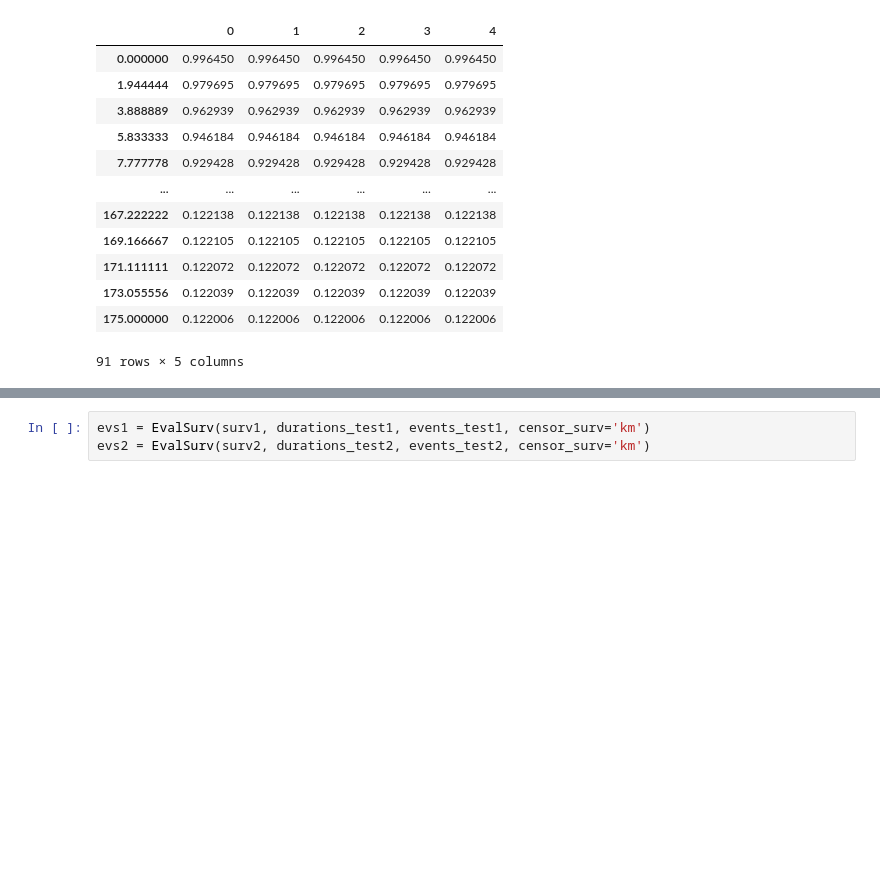
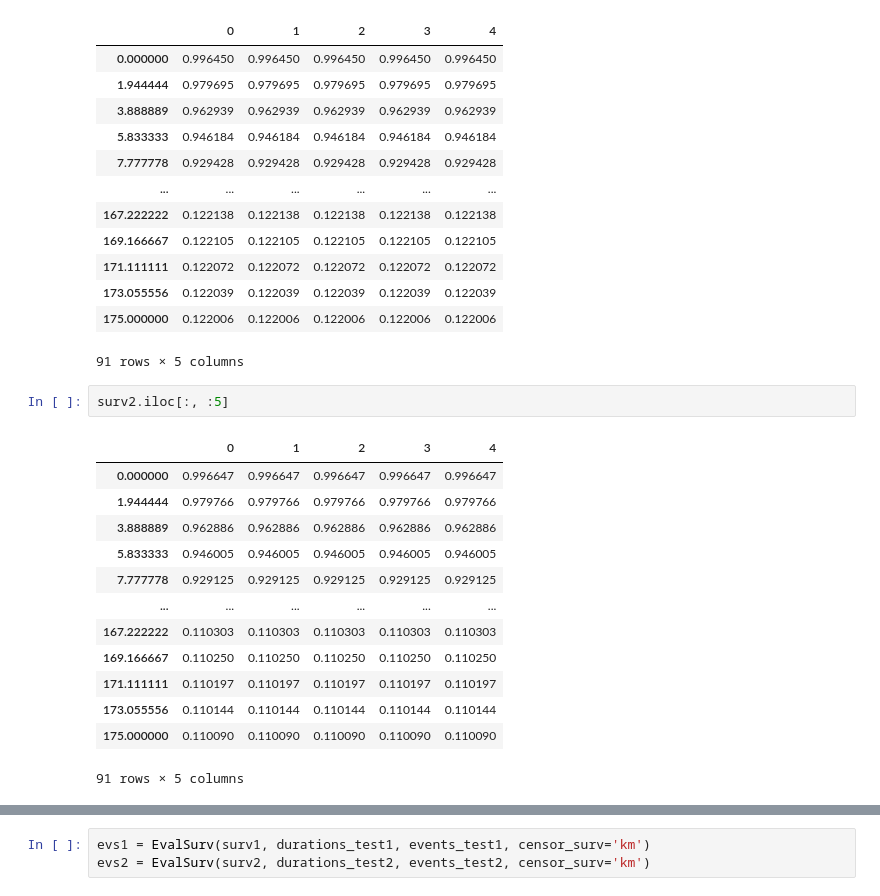
Before and after one commit to chunjie-sam-liu/Deeplatelet, a Jupyter notebook: analysis/08_AESurv.ipynb, the cells around one changed output, grey strips where cells are left out. Cells and saved outputs as stored; diff of their text form; blank space fills up the shorter version.

```diff
--- a/analysis/08_AESurv.ipynb
+++ b/analysis/08_AESurv.ipynb
@@ -311,3 +323,19 @@ surv1.iloc[:, :5]
 | 173.055556 | 0.122039 | 0.122039 | 0.122039 | 0.122039 | 0.122039 |
 | 175.000000 | 0.122006 | 0.122006 | 0.122006 | 0.122006 | 0.122006 |
 91 rows × 5 columns
+# %%
+surv2.iloc[:, :5]
+# %% [output]
+|  | 0 | 1 | 2 | 3 | 4 |
+| 0.000000 | 0.996647 | 0.996647 | 0.996647 | 0.996647 | 0.996647 |
+| 1.944444 | 0.979766 | 0.979766 | 0.979766 | 0.979766 | 0.979766 |
+| 3.888889 | 0.962886 | 0.962886 | 0.962886 | 0.962886 | 0.962886 |
+| 5.833333 | 0.946005 | 0.946005 | 0.946005 | 0.946005 | 0.946005 |
+| 7.777778 | 0.929125 | 0.929125 | 0.929125 | 0.929125 | 0.929125 |
+| ... | ... | ... | ... | ... | ... |
+| 167.222222 | 0.110303 | 0.110303 | 0.110303 | 0.110303 | 0.110303 |
+| 169.166667 | 0.110250 | 0.110250 | 0.110250 | 0.110250 | 0.110250 |
+| 171.111111 | 0.110197 | 0.110197 | 0.110197 | 0.110197 | 0.110197 |
+| 173.055556 | 0.110144 | 0.110144 | 0.110144 | 0.110144 | 0.110144 |
+| 175.000000 | 0.110090 | 0.110090 | 0.110090 | 0.110090 | 0.110090 |
+91 rows × 5 columns
```
Also changed, not shown: parts of 22 cells of this notebook.
